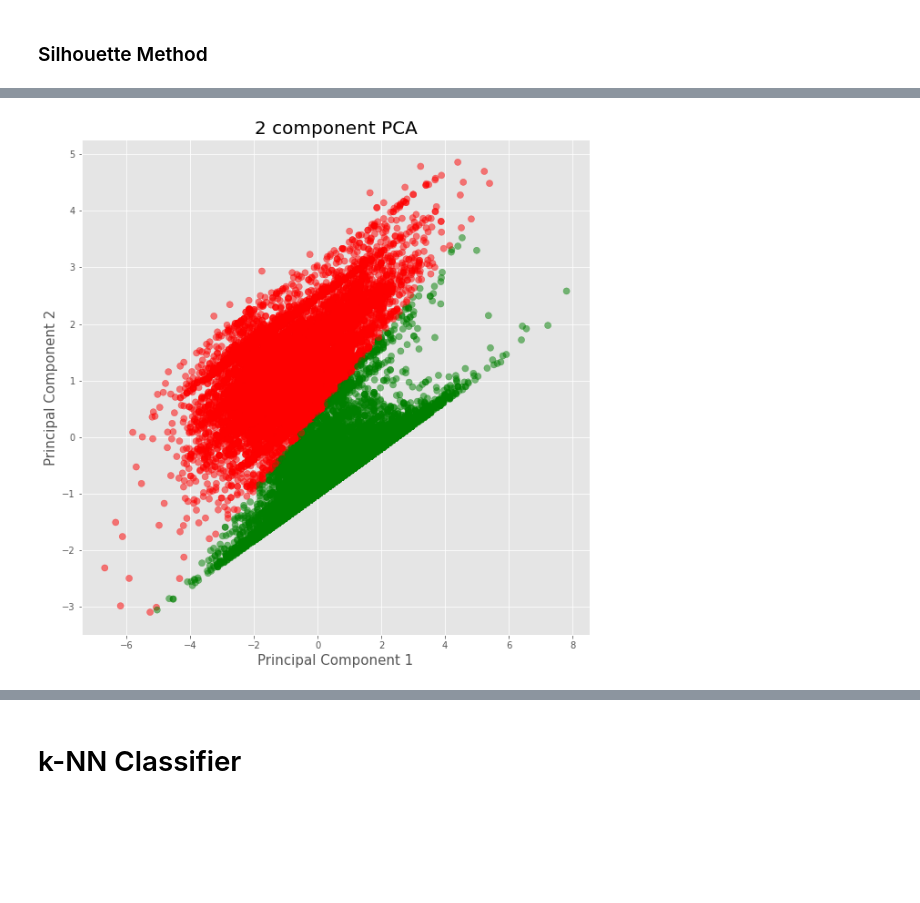
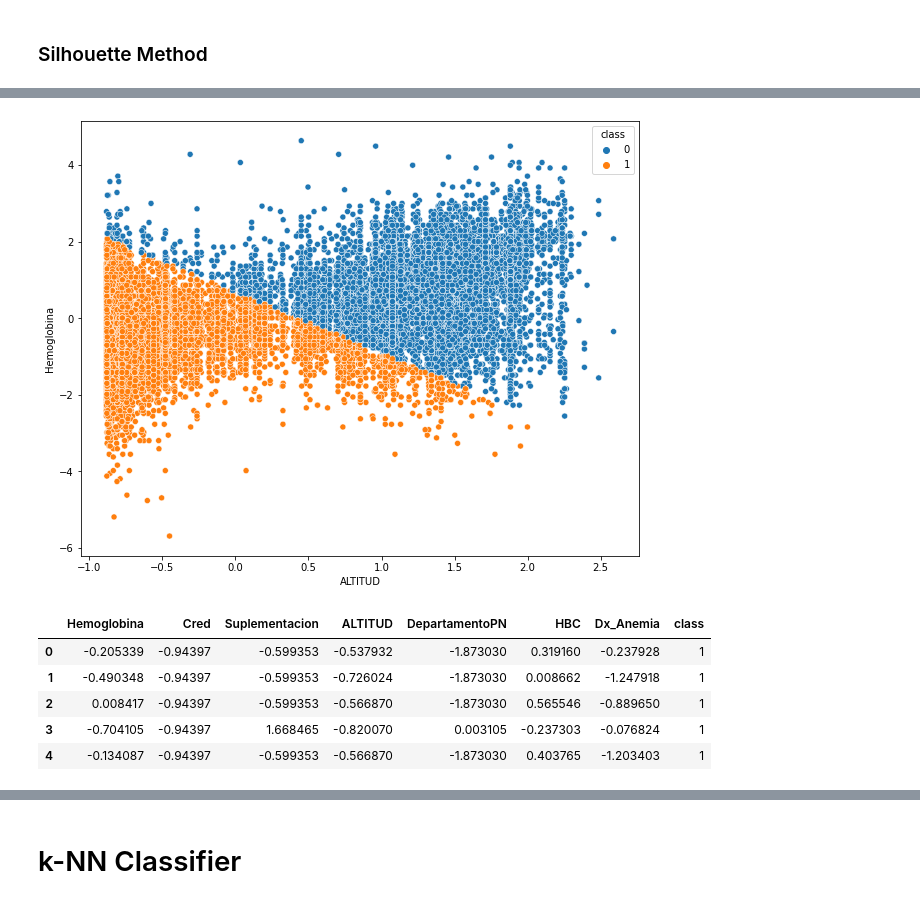
Before and after one commit to LuisSante/Anemia---Machine-Learning, a Jupyter notebook: IA_final.ipynb, the cells around one changed output, grey strips where cells are left out. Drawn from its saved outputs; the diff is of its cells as text; code cells hidden in the pictures; blank space fills up the shorter version.

```diff
--- a/IA_final.ipynb
+++ b/IA_final.ipynb
@@ -246,40 +233,22 @@ The best number of clusters is: 2
-# %%
-from sklearn.decomposition import PCA
-
-kmeans = KMeans(n_clusters=best_n_clusters).fit(temp)
-centroids = kmeans.cluster_centers_
-
-# Predicting the clusters
-labels = kmeans.predict(temp)
-# Getting the cluster centers
-C = kmeans.cluster_centers_
-
-#transform n variiables to 2 principal components to plot
-pca = PCA(n_components=2)
-pca_fit = pca.fit(temp)
-principalComponents = pca_fit.transform(temp)
-principalDf = pd.DataFrame(data = principalComponents
-         , columns = ['principal component 1', 'principal component 2'])
-
-colors =['red','green','blue','yellow','orange','pink','black','purple','brown','grey']
-centroidColor= []
-for item in range(best_n_clusters):
-  centroidColor.append(colors[item])
-
-dataPointColor=[]
-for row in labels:
-  dataPointColor.append(colors[row])
-
-fig = plt.figure(figsize = (10,10))
-ax = fig.add_subplot(1,1,1)
-ax.set_xlabel('Principal Component 1', fontsize = 15)
-ax.set_ylabel('Principal Component 2', fontsize = 15)
-ax.set_title('2 component PCA', fontsize = 20)
-plt.scatter(principalDf['principal component 1'], principalDf['principal component 2'],
-c=dataPointColor, s=50, alpha=0.5)
-
-C_transformed = pca_fit.transform(C)
-plt.scatter(C_transformed[:, 0], C_transformed[:, 1], c=centroidColor, s=200, marker=('x'))
-plt.show()
-# %% [output]
-[figure, removed]
+# %%
+# PLOT CLUSTER
+plt.figure(figsize=(10, 8))
+sns.scatterplot(x=temp['ALTITUD'], y=temp['Hemoglobina'], hue=temp['class'], data=temp)
+plt.show()
+# %% [output]
+[figure, added]
+# %%
+cop = df.copy()
+
+limit = 0.69
+
+noise = np.random.uniform(low=-limit, high=limit, size=len(cop['Dx_Anemia']))
+cop['Dx_Anemia'] = cop['Dx_Anemia'] + noise
+cop.head()
+# %% [output]
+|  | Hemoglobina | Cred | Suplementacion | ALTITUD | DepartamentoPN | HBC | Dx_Anemia | class |
+| 0 | -0.205339 | -0.94397 | -0.599353 | -0.537932 | -1.873030 | 0.319160 | -0.237928 | 1 |
+| 1 | -0.490348 | -0.94397 | -0.599353 | -0.726024 | -1.873030 | 0.008662 | -1.247918 | 1 |
+| 2 | 0.008417 | -0.94397 | -0.599353 | -0.566870 | -1.873030 | 0.565546 | -0.889650 | 1 |
+| 3 | -0.704105 | -0.94397 | 1.668465 | -0.820070 | 0.003105 | -0.237303 | -0.076824 | 1 |
+| 4 | -0.134087 | -0.94397 | -0.599353 | -0.566870 | -1.873030 | 0.403765 | -1.203403 | 1 |
```
Also changed, not shown: parts of 12 cells of this notebook.
